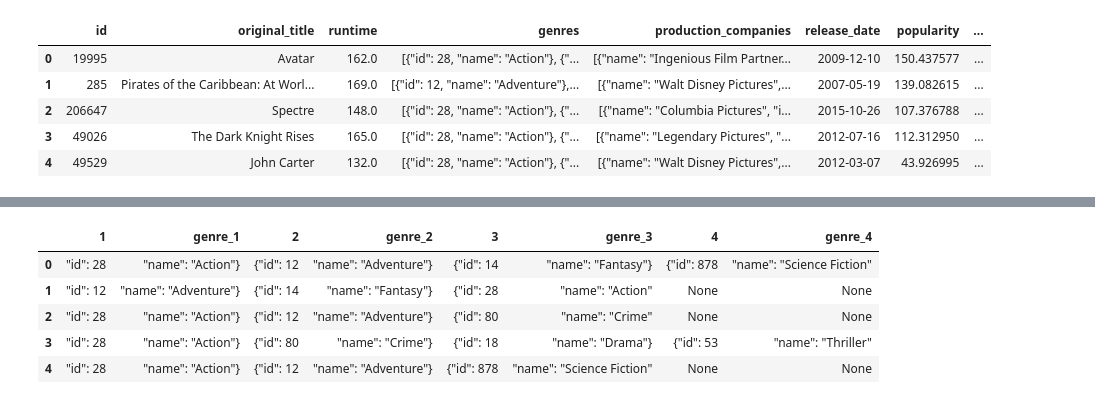
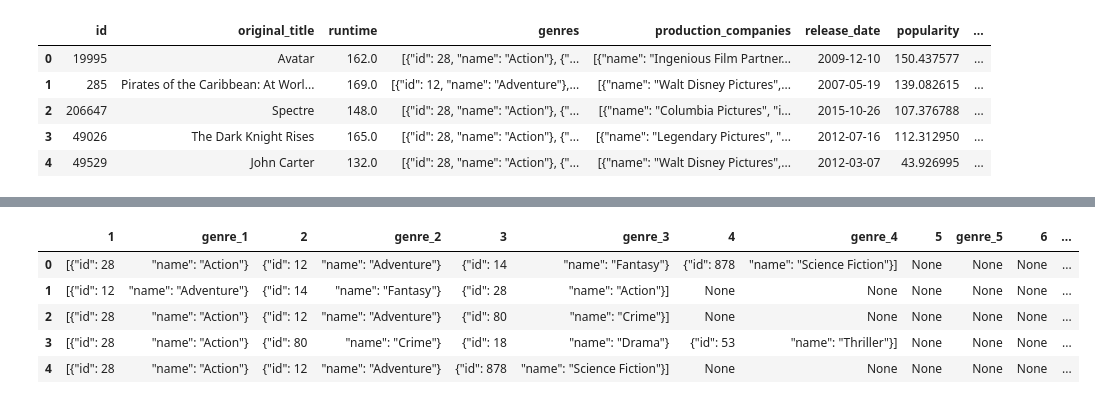
Before and after one commit to aidasarin/as3764_INFO2950_Project, a Jupyter notebook: phase2/phase2.ipynb, the cells around one changed output, grey strips where cells are left out. Saved outputs shown, nothing was run; the diff lists cells and outputs as text; code cells hidden in the pictures.

```diff
--- a/phase2/phase2.ipynb
+++ b/phase2/phase2.ipynb
@@ -58,4 +65,8 @@ combined_data.head()
 | 2 | 206647 | Spectre | 148.0 | [{"id": 28, "name": "Action"}, {"... | [{"name": "Columbia Pictures", "i... | 2015-10-26 | 107.376788 | ... |
 | 3 | 49026 | The Dark Knight Rises | 165.0 | [{"id": 28, "name": "Action"}, {"... | [{"name": "Legendary Pictures", "... | 2012-07-16 | 112.312950 | ... |
 | 4 | 49529 | John Carter | 132.0 | [{"id": 28, "name": "Action"}, {"... | [{"name": "Walt Disney Pictures",... | 2012-03-07 | 43.926995 | ... |
+# %%
+# now we want to get rid of the movies that don't include any information about what genres they belong to
+# movies with no genres have nothing between the brackets in the "genres" column, so we will replace the empty brackets with the NaN values
+combined_data.replace('[]', np.nan, inplace=True)
 # %%
@@ -67,3 +90,0 @@ combined_data['genres'].count()
-# %%
-combined_data['genres'] = combined_data['genres'].map(lambda x: x.lstrip('[{').rstrip('}]'))
-combined_data.replace('', None)
@@ -118,12 +91,12 @@ separated
 # %%
-# the "genres" column includes up to 4 genres one movie can belong to, so we want to have 4 columns for genres of each movie
-new = combined_data["genres"].str.split(",", n = 7, expand = True)
-new.columns = ["1", "genre_1", "2", "genre_2", "3", "genre_3", "4", "genre_4"]
+# the "genres" column includes up to 6 genres one movie can be affiliated with, so we want to create 6 columns corresponding to genres of each movie
+new = combined_data["genres"].str.split(",", n=11, expand = True)
+new.columns = ["1", "genre_1", "2", "genre_2", "3", "genre_3", "4", "genre_4", "5", "genre_5", "6", "genre_6"]
 new.head()
 # %% [output]
-|  | 1 | genre_1 | 2 | genre_2 | 3 | genre_3 | 4 | genre_4 |
-| 0 | "id": 28 | "name": "Action"} | {"id": 12 | "name": "Adventure"} | {"id": 14 | "name": "Fantasy"} | {"id": 878 | "name": "Science Fiction" |
-| 1 | "id": 12 | "name": "Adventure"} | {"id": 14 | "name": "Fantasy"} | {"id": 28 | "name": "Action" | None | None |
-| 2 | "id": 28 | "name": "Action"} | {"id": 12 | "name": "Adventure"} | {"id": 80 | "name": "Crime" | None | None |
-| 3 | "id": 28 | "name": "Action"} | {"id": 80 | "name": "Crime"} | {"id": 18 | "name": "Drama"} | {"id": 53 | "name": "Thriller" |
-| 4 | "id": 28 | "name": "Action"} | {"id": 12 | "name": "Adventure"} | {"id": 878 | "name": "Science Fiction" | None | None |
+|  | 1 | genre_1 | 2 | genre_2 | 3 | genre_3 | 4 | genre_4 | 5 | genre_5 | 6 | ... |
+| 0 | [{"id": 28 | "name": "Action"} | {"id": 12 | "name": "Adventure"} | {"id": 14 | "name": "Fantasy"} | {"id": 878 | "name": "Science Fiction"}] | None | None | None | ... |
+| 1 | [{"id": 12 | "name": "Adventure"} | {"id": 14 | "name": "Fantasy"} | {"id": 28 | "name": "Action"}] | None | None | None | None | None | ... |
+| 2 | [{"id": 28 | "name": "Action"} | {"id": 12 | "name": "Adventure"} | {"id": 80 | "name": "Crime"}] | None | None | None | None | None | ... |
+| 3 | [{"id": 28 | "name": "Action"} | {"id": 80 | "name": "Crime"} | {"id": 18 | "name": "Drama"} | {"id": 53 | "name": "Thriller"}] | None | None | None | ... |
+| 4 | [{"id": 28 | "name": "Action"} | {"id": 12 | "name": "Adventure"} | {"id": 878 | "name": "Science Fiction"}] | None | None | None | None | None | ... |
```
Also changed, not shown: parts of 51 cells of this notebook, 1 other file.
